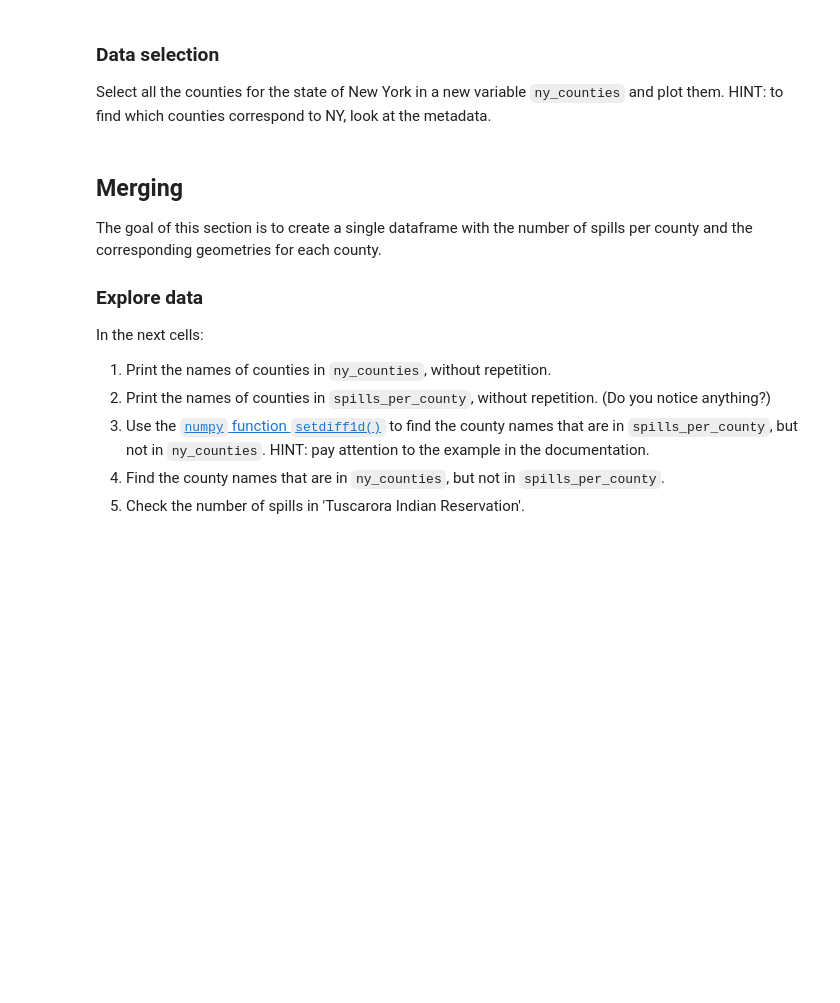
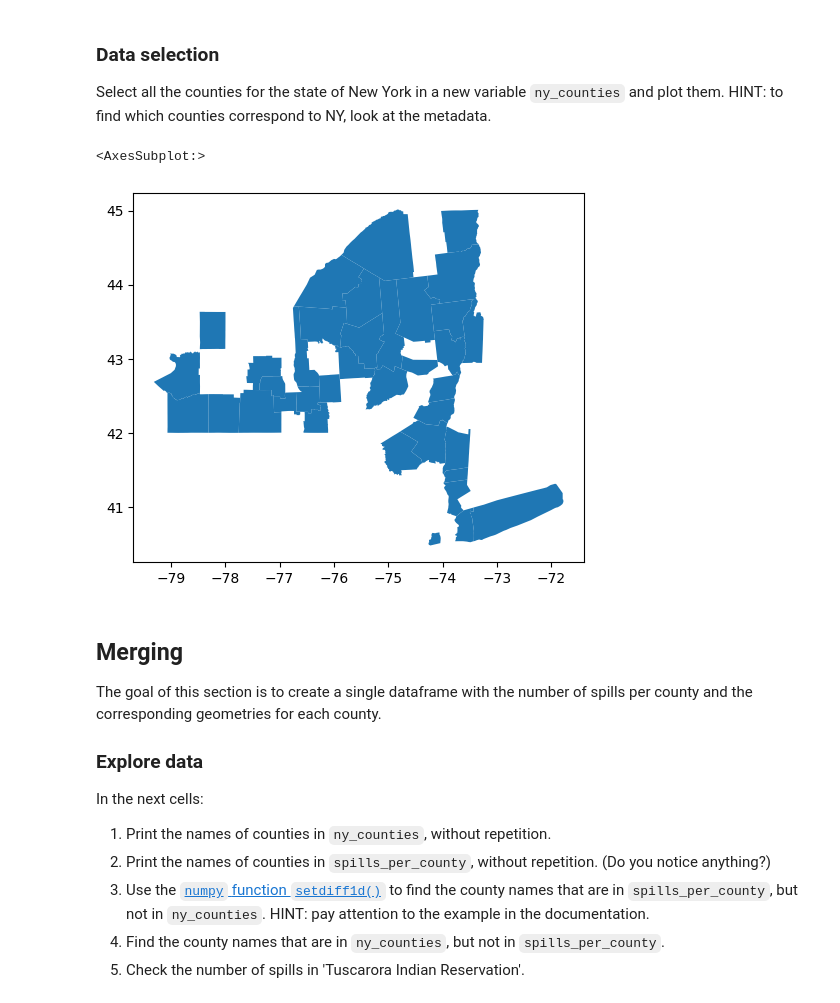
Before and after one commit to annieradams/eds-220-hwk3, a Jupyter notebook: hwk3-task1-spills.ipynb, the cells around one changed output. Cells and saved outputs as stored; diff of their text form; code cells hidden in the pictures; blank space fills up the shorter version.

```diff
--- a/hwk3-task1-spills.ipynb
+++ b/hwk3-task1-spills.ipynb
@@ -161,3 +418,10 @@ Select all the counties for the state of New York in a new variable `ny_counties
+# %%
+# your code here
+ny_counties = counties[(counties['state_fp'] == '36')]# select ny counties by selecting fips code of 36 for NY
+ny_counties.plot() # I have the correct data but cannot load it properly due to Taylor not being able to handle the data size
+# %% [output]
+<AxesSubplot:>
+[figure, added]
 # %% [markdown]
 ## Merging
 
```
Also changed, not shown: parts of 63 cells of this notebook, 1 other file.
